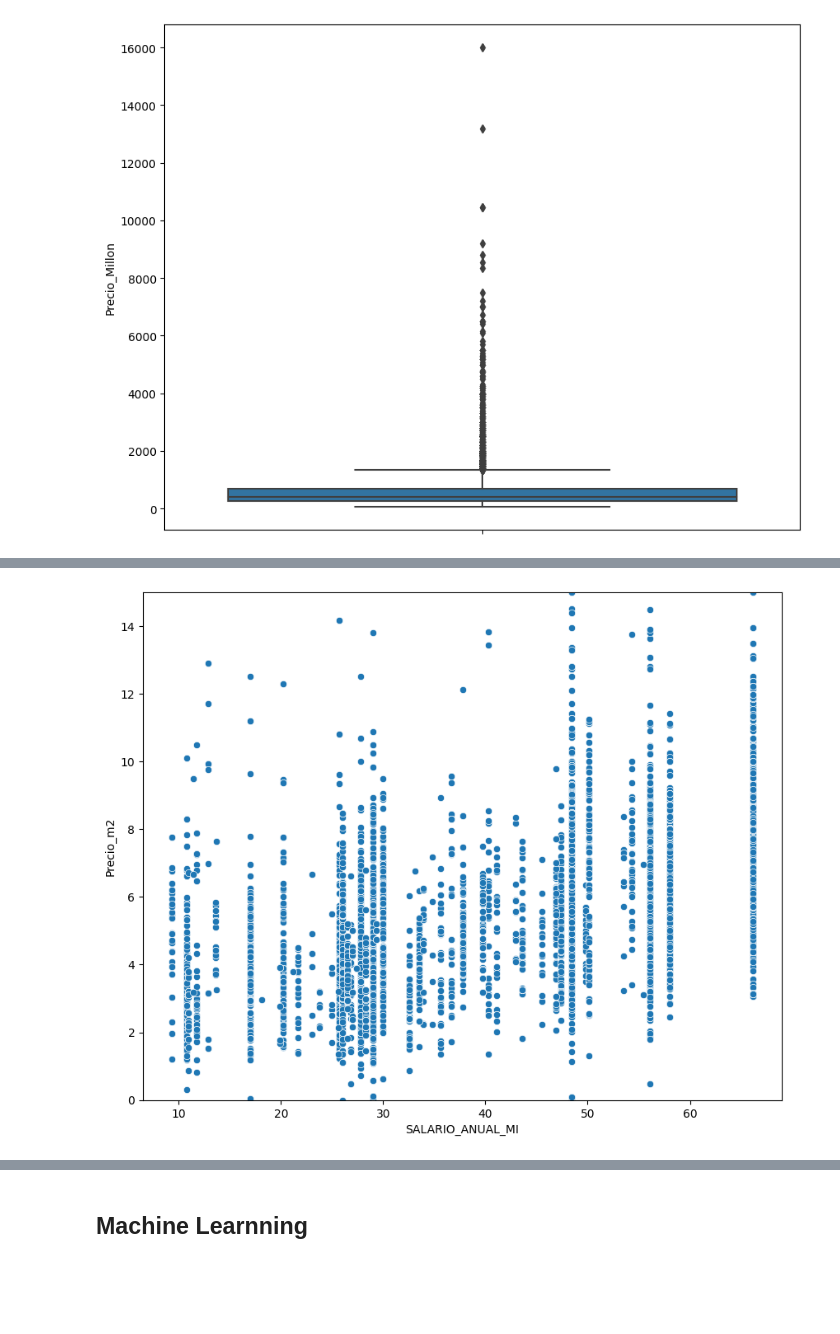
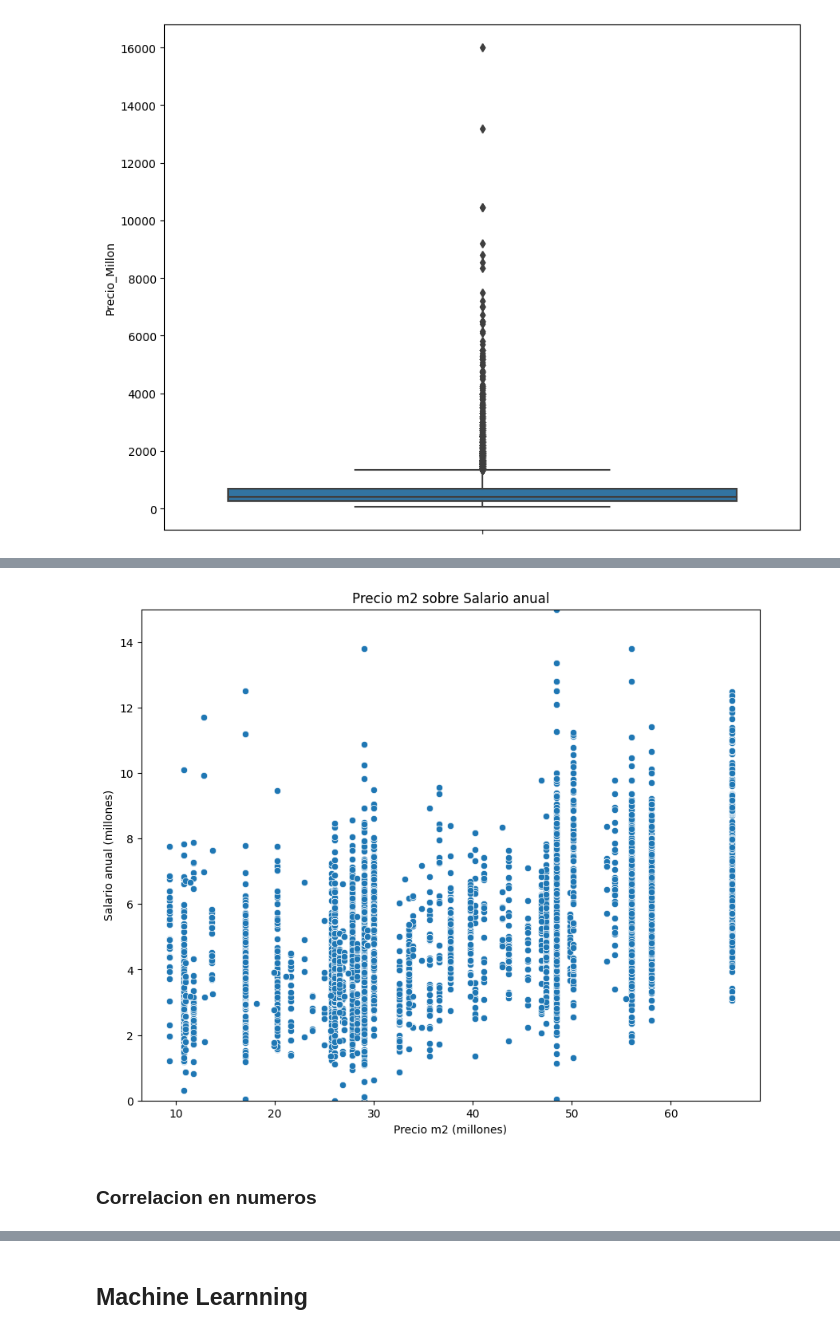
Before and after one commit to admred/inmersion-de-datos-con-python-alura, a Jupyter notebook: Inmersion_de_datos_con_python_Alura.ipynb, the cells around one changed output, grey strips where cells are left out. Saved outputs shown, nothing was run; the diff lists cells and outputs as text; code cells hidden in the pictures; blank space fills up the shorter version.

```diff
--- a/Inmersion_de_datos_con_python_Alura.ipynb
+++ b/Inmersion_de_datos_con_python_Alura.ipynb
@@ -11,6 +7,6 @@ Mounted at /content/drive
 # %%
 import pandas as pd
-inmuebles=pd.read_csv('/content/drive/MyDrive/Inmersion de Datos - Alura/inmuebles_bogota.csv',sep=',')
+inmuebles=pd.read_csv('https://github.com/admred/inmersion-de-datos-con-python-alura/raw/master/inmuebles_bogota.csv',sep=',')
 inmuebles.head()
 # %% [output]
 |  | Tipo | Descripcion | Habitaciones | Baños | Área | Barrio | UPZ | Valor |
@@ -456,7 +450,7 @@ plt.show()
 # Clase 4 - Cruzando base de datos y machine learning
 # %%
 import pandas as pd
-datos_dane=pd.read_csv('datos_dane.csv')
+datos_dane=pd.read_csv('https://github.com/admred/inmersion-de-datos-con-python-alura/raw/master/datos_dane.csv')
 datos_dane.shape
 # %% [output]
 (9857, 55)
@@ -588,7 +556,7 @@ pd.merge(inmuebles,datos_tratados,left_on='UPZ',right_on='NOMBRE_ESTRATO',how='l
 # %%
 datos_ml=pd.merge(inmuebles,datos_tratados,left_on='UPZ',right_on='NOMBRE_ESTRATO',how='left')
 # %%
-upz=pd.read_csv('cod_upz.csv')
+upz=pd.read_csv('https://github.com/admred/inmersion-de-datos-con-python-alura/raw/master/cod_upz.csv')
 datos_ml=pd.merge(datos_ml,upz,left_on='UPZ',right_on='NOMBRE_ESTRATO',how='inner')
 datos_ml.head()
 # %% [output]
@@ -662,9 +618,14 @@ plt.show()
 datos_ml['SALARIO_ANUAL_MI']=datos_ml['SALARIO_MES']*12/1000000
 # %%
 plt.figure(figsize=(10,8))
-ax=sns.scatterplot(datos_ml,x='SALARIO_ANUAL_MI',y='Precio_m2')
+ax=sns.scatterplot(datos_ml,x='SALARIO_ANUAL_MI',y='Precio_m2');
+ax.set_title('Precio m2 sobre Salario anual')
+ax.set_xlabel('Precio m2 (millones)')
+ax.set_ylabel('Salario anual (millones)')
 plt.ylim((0,15))
 plt.show()
 # %% [output]
-[figure, old version]
+[figure, new version]
+# %% [markdown]
+### Correlacion en numeros
 # %%
```
Also changed, not shown: parts of 35 cells of this notebook.
